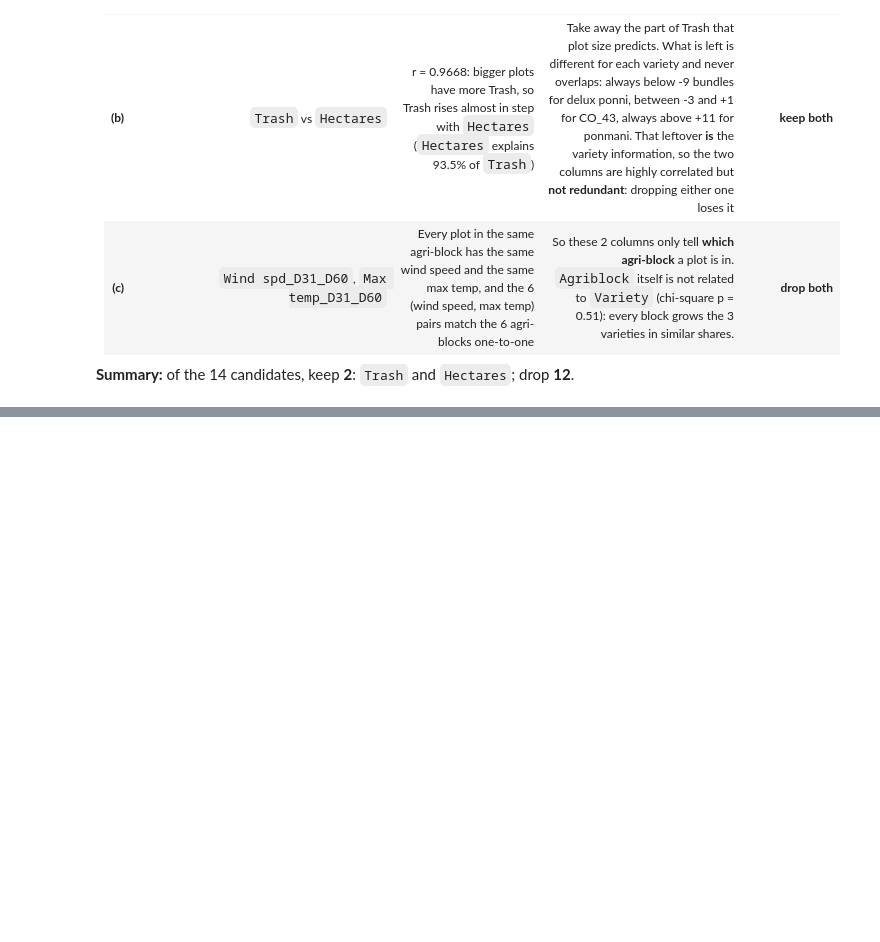
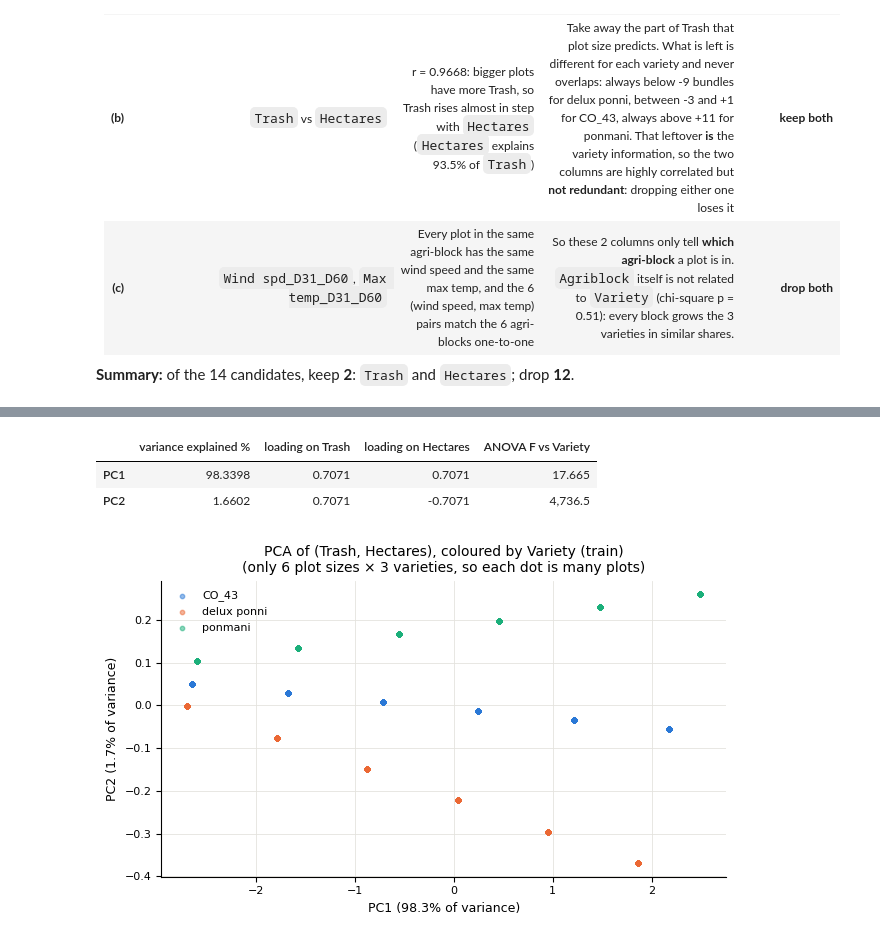
Before and after one commit to phattanaratjeedjeen-sudo/paddy, a Jupyter notebook: src/HW02_6810.ipynb, the cells around one changed output, grey strips where cells are left out. Drawn from its saved outputs; the diff is of its cells as text; code cells hidden in the pictures; blank space fills up the shorter version.

```diff
--- a/src/HW02_6810.ipynb
+++ b/src/HW02_6810.ipynb
@@ -865,0 +913,23 @@ The **mean** is the average leftover over all plots of that variety, so it is cl
+# %%
+from sklearn.preprocessing import StandardScaler
+from sklearn.decomposition import PCA
+
+PCOLS = [TRASH, 'Hectares']
+sc_p = StandardScaler().fit(tr[PCOLS]); pca = PCA(random_state=SEED).fit(sc_p.transform(tr[PCOLS]))
+Zp = pca.transform(sc_p.transform(tr[PCOLS]))
+Fp = f_classif(Zp, tr[TARGET])[0]
+display(pd.DataFrame({'variance explained %': pca.explained_variance_ratio_ * 100,
+                      'loading on Trash': pca.components_[:, 0], 'loading on Hectares': pca.components_[:, 1],
+                      'ANOVA F vs Variety': Fp}, index=['PC1', 'PC2']))
+
+fig, ax = plt.subplots(figsize=(6.5, 4))
+for k, col in zip(CLASSES, cols3):
+    s = (tr[TARGET] == k).values; ax.scatter(Zp[s, 0], Zp[s, 1], s=10, alpha=0.5, color=col, label=k)
+ax.set(xlabel=f'PC1 ({pca.explained_variance_ratio_[0]:.1%} of variance)', ylabel=f'PC2 ({pca.explained_variance_ratio_[1]:.1%} of variance)',
+       title='PCA of (Trash, Hectares), coloured by Variety (train)\n(only 6 plot sizes × 3 varieties, so each dot is many plots)'); ax.legend()
+plt.tight_layout(); plt.show()
+# %% [output]
+|  | variance explained % | loading on Trash | loading on Hectares | ANOVA F vs Variety |
+| PC1 | 98.3398 | 0.7071 | 0.7071 | 17.665 |
+| PC2 | 1.6602 | 0.7071 | -0.7071 | 4,736.5 |
+[figure, added]
```
Also changed, not shown: parts of 5 cells of this notebook.
